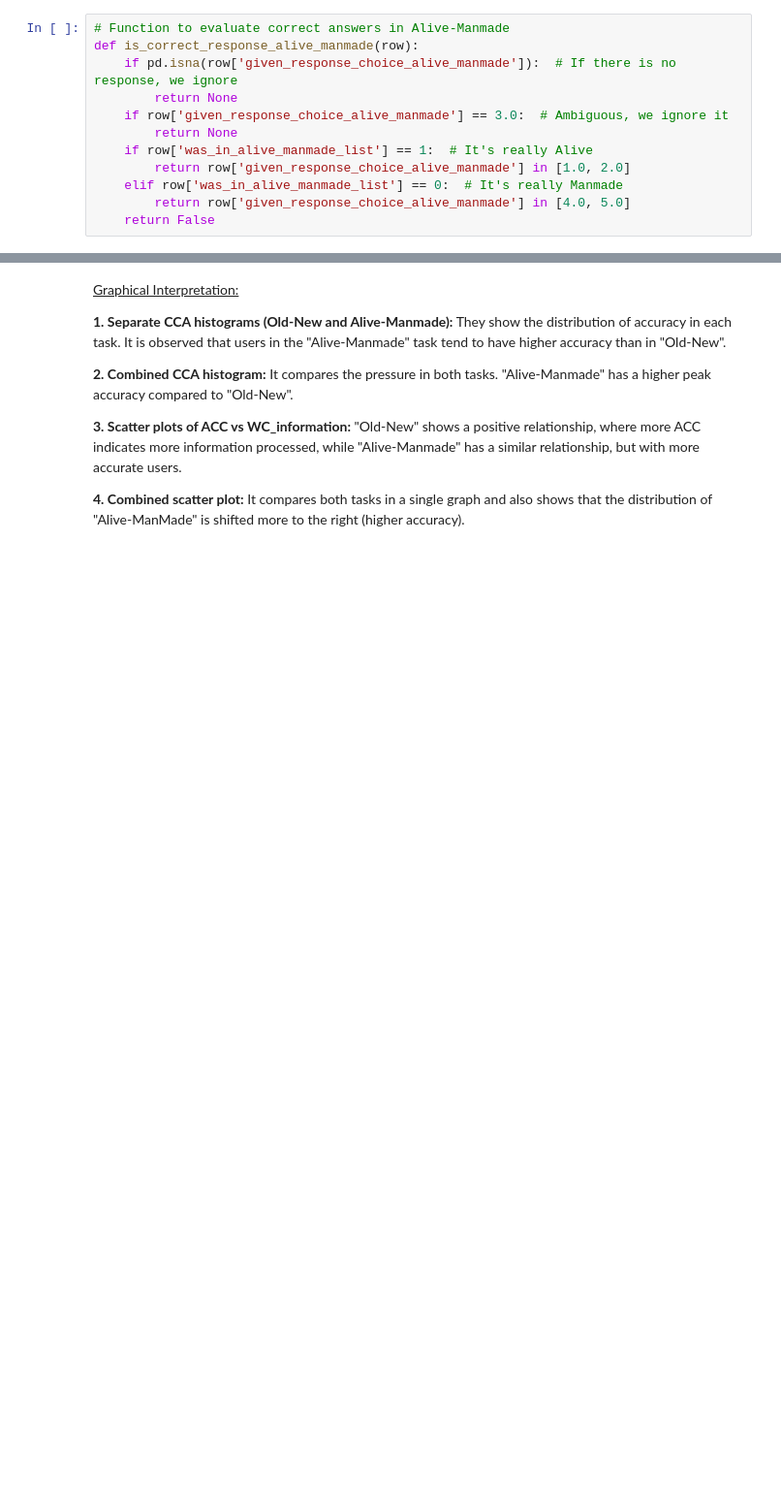
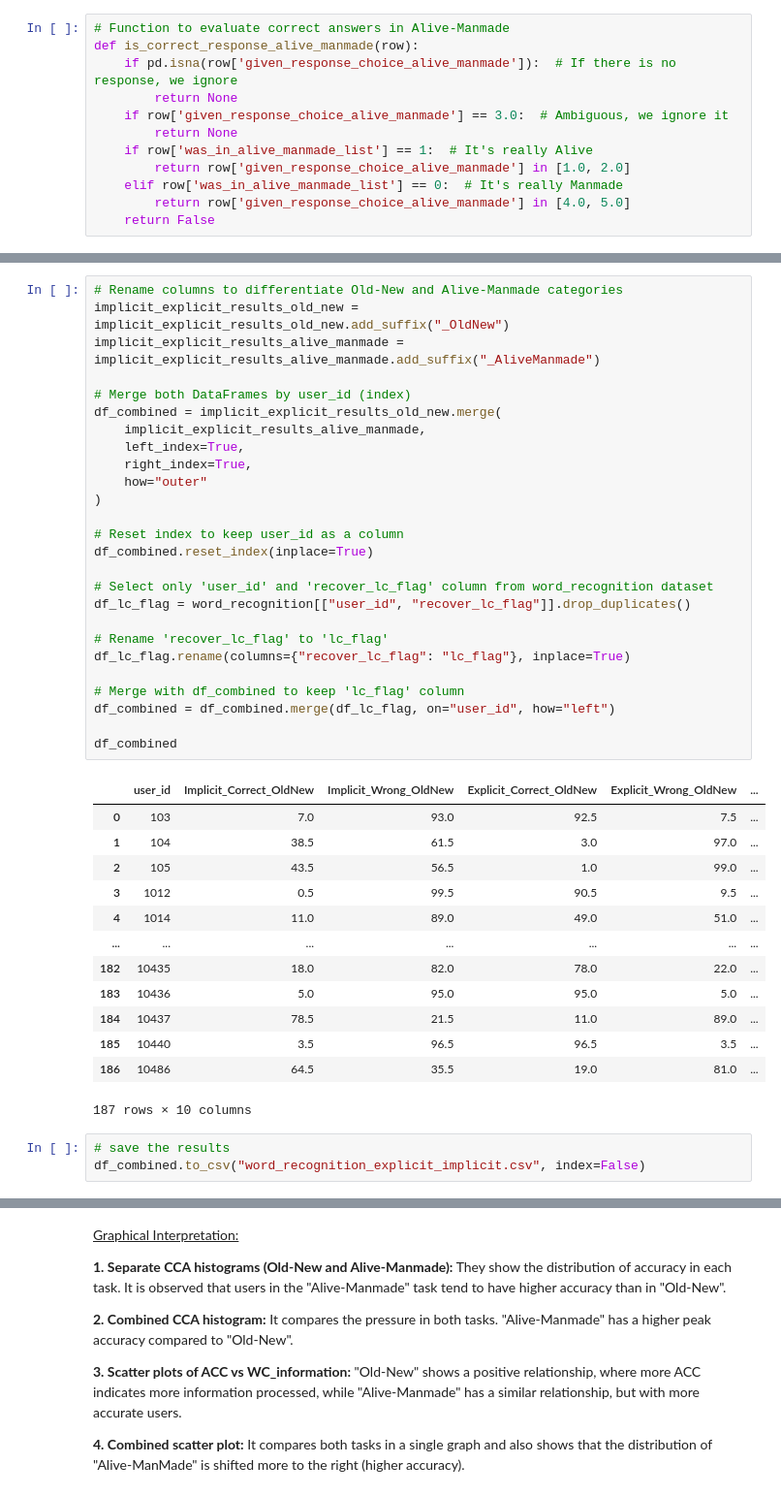
Before and after one commit to mgh99/Data_analysis, a Jupyter notebook: Shanon_WR.ipynb, the cells around one changed output, grey strips where cells are left out. Shown at 97% size. Saved outputs shown, nothing was run; the diff lists cells and outputs as text; blank space fills up the shorter version.

```diff
--- a/Shanon_WR.ipynb
+++ b/Shanon_WR.ipynb
@@ -97,0 +137,43 @@ user_acc
+# %%
+# Rename columns to differentiate Old-New and Alive-Manmade categories
+implicit_explicit_results_old_new = implicit_explicit_results_old_new.add_suffix("_OldNew")
+implicit_explicit_results_alive_manmade = implicit_explicit_results_alive_manmade.add_suffix("_AliveManmade")
+
+# Merge both DataFrames by user_id (index)
+df_combined = implicit_explicit_results_old_new.merge(
+    implicit_explicit_results_alive_manmade,
+    left_index=True,
+    right_index=True,
+    how="outer"
+)
+
+# Reset index to keep user_id as a column
+df_combined.reset_index(inplace=True)
+
+# Select only 'user_id' and 'recover_lc_flag' column from word_recognition dataset
+df_lc_flag = word_recognition[["user_id", "recover_lc_flag"]].drop_duplicates()
+
+# Rename 'recover_lc_flag' to 'lc_flag'
+df_lc_flag.rename(columns={"recover_lc_flag": "lc_flag"}, inplace=True)
+
+# Merge with df_combined to keep 'lc_flag' column
+df_combined = df_combined.merge(df_lc_flag, on="user_id", how="left")
+
+df_combined
+# %% [output]
+|  | user_id | Implicit_Correct_OldNew | Implicit_Wrong_OldNew | Explicit_Correct_OldNew | Explicit_Wrong_OldNew | ... |
+| 0 | 103 | 7.0 | 93.0 | 92.5 | 7.5 | ... |
+| 1 | 104 | 38.5 | 61.5 | 3.0 | 97.0 | ... |
+| 2 | 105 | 43.5 | 56.5 | 1.0 | 99.0 | ... |
+| 3 | 1012 | 0.5 | 99.5 | 90.5 | 9.5 | ... |
+| 4 | 1014 | 11.0 | 89.0 | 49.0 | 51.0 | ... |
+| ... | ... | ... | ... | ... | ... | ... |
+| 182 | 10435 | 18.0 | 82.0 | 78.0 | 22.0 | ... |
+| 183 | 10436 | 5.0 | 95.0 | 95.0 | 5.0 | ... |
+| 184 | 10437 | 78.5 | 21.5 | 11.0 | 89.0 | ... |
+| 185 | 10440 | 3.5 | 96.5 | 96.5 | 3.5 | ... |
+| 186 | 10486 | 64.5 | 35.5 | 19.0 | 81.0 | ... |
+187 rows × 10 columns
+# %%
+# save the results
+df_combined.to_csv("word_recognition_explicit_implicit.csv", index=False)
```
Also changed, not shown: parts of 12 cells of this notebook.
